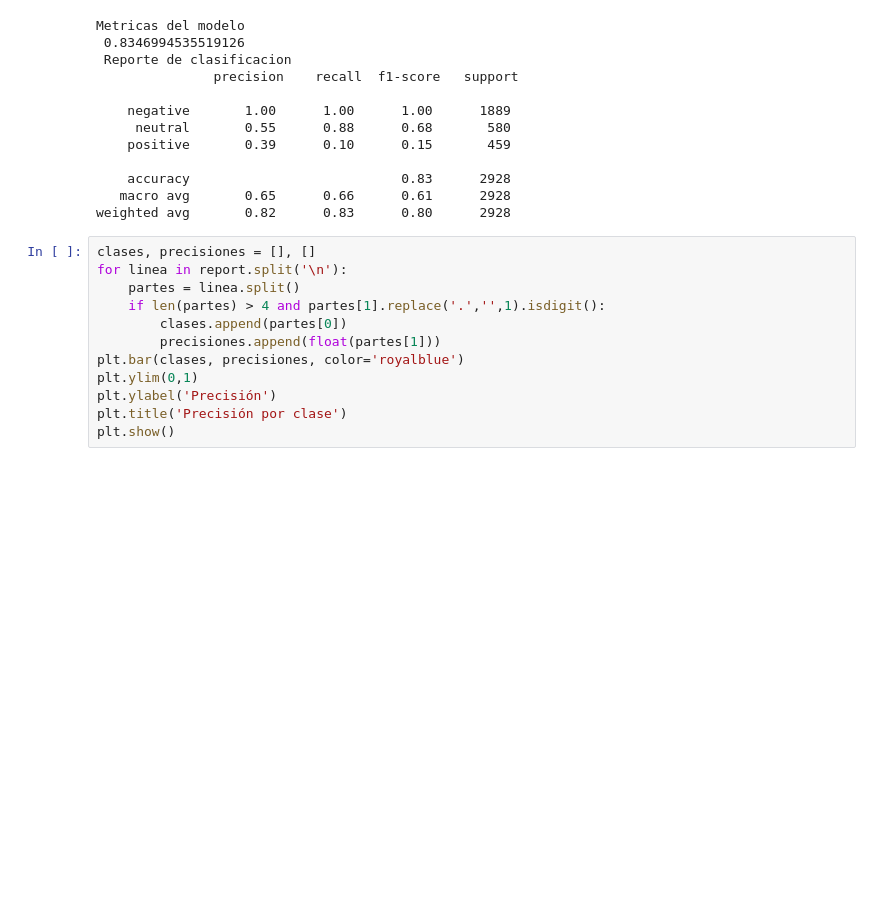
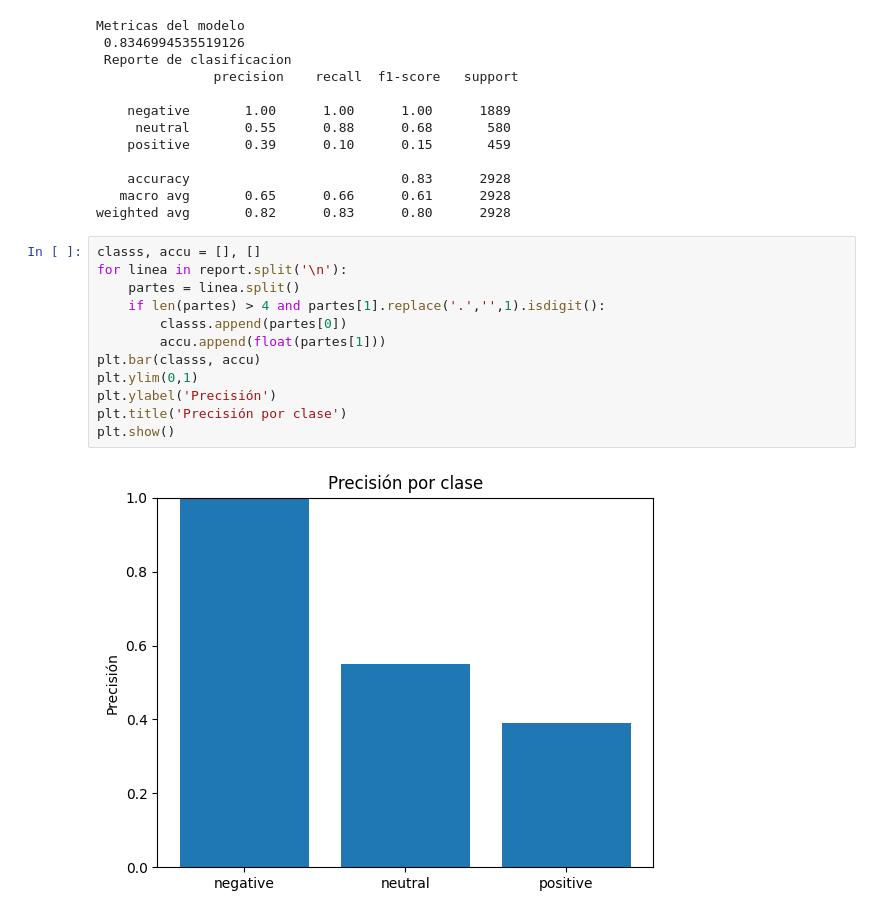
Before and after one commit to juannn-j/task-sci-np, a Jupyter notebook: model.ipynb, the cells around one changed output. Saved outputs shown, nothing was run; the diff lists cells and outputs as text; blank space fills up the shorter version.

```diff
--- a/model.ipynb
+++ b/model.ipynb
@@ -94,14 +94,16 @@ Metricas del modelo
    macro avg       0.65      0.66      0.61      2928
 weighted avg       0.82      0.83      0.80      2928
 # %%
-clases, precisiones = [], []
+classs, accu = [], []
 for linea in report.split('\n'):
     partes = linea.split()
     if len(partes) > 4 and partes[1].replace('.','',1).isdigit():
-        clases.append(partes[0])
-        precisiones.append(float(partes[1]))
-plt.bar(clases, precisiones, color='royalblue')
+        classs.append(partes[0])
+        accu.append(float(partes[1]))
+plt.bar(classs, accu)
 plt.ylim(0,1)
 plt.ylabel('Precisión')
 plt.title('Precisión por clase')
 plt.show()
+# %% [output]
+[figure, added]
```
Also changed, not shown: 1 other file.
